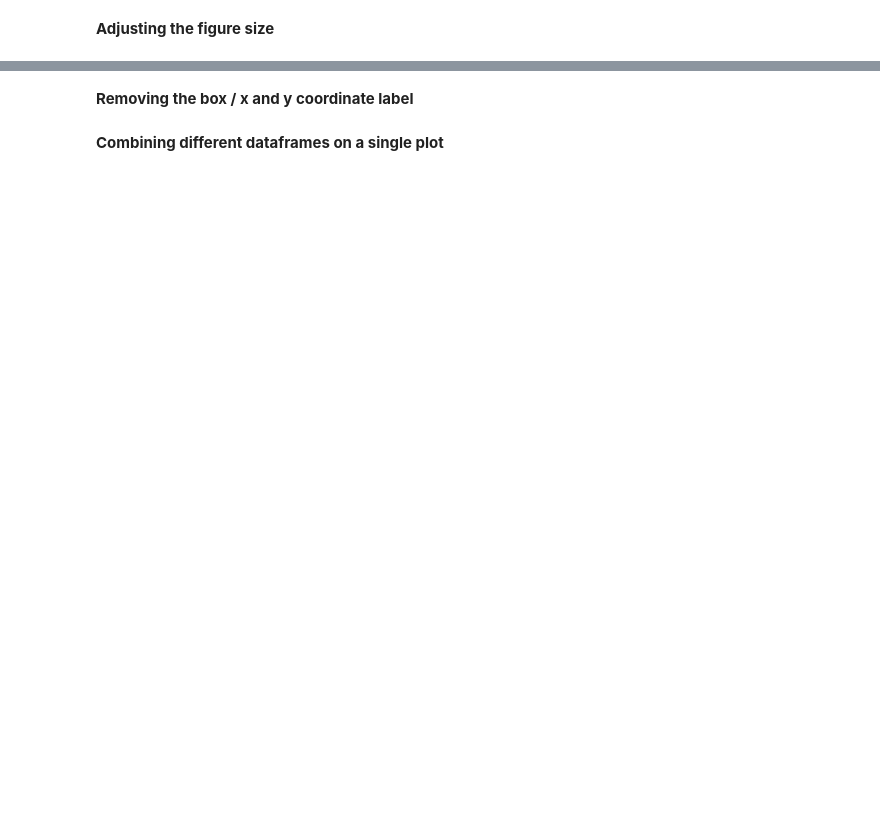
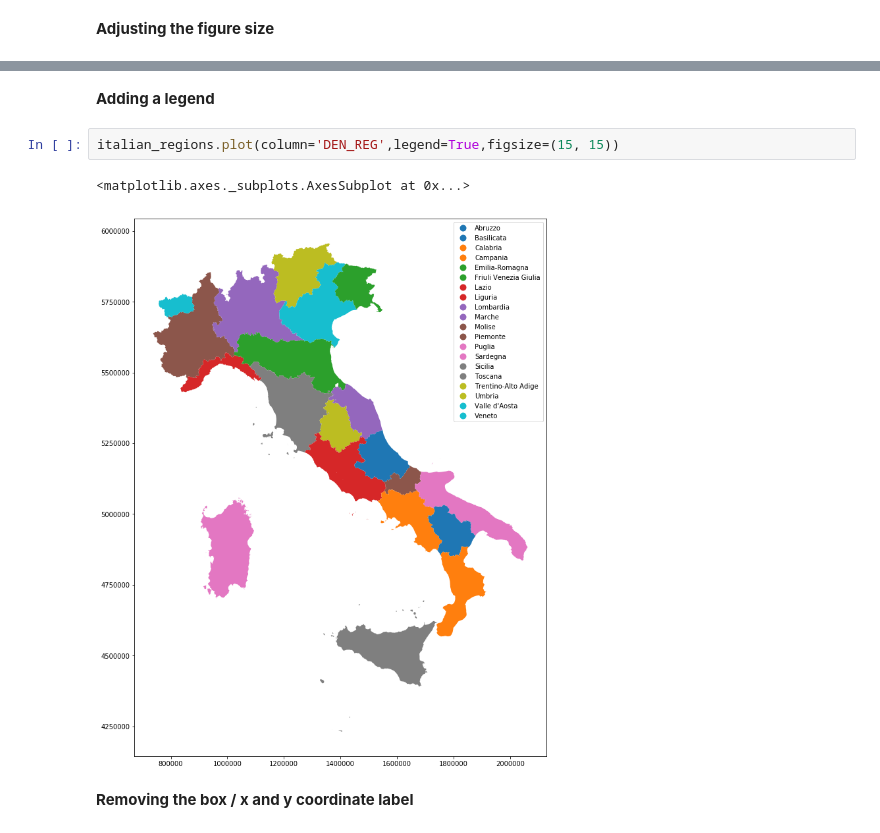
Before and after one commit to napo/geospatial_bigdive, a Jupyter notebook: 03 - Visualizing Geospatial Data #bigdive8.ipynb, the cells around one changed output, grey strips where cells are left out. Saved outputs shown, nothing was run; the diff lists cells and outputs as text; blank space fills up the shorter version.

```diff
--- a/03 - Visualizing Geospatial Data #bigdive8.ipynb
+++ b/03 - Visualizing Geospatial Data #bigdive8.ipynb
@@ -78,4 +72,9 @@ libraries
+# %% [markdown]
+**Adding a legend**
+# %%
+italian_regions.plot(column='DEN_REG',legend=True,figsize=(15, 15))
+# %% [output]
+<matplotlib.axes._subplots.AxesSubplot at 0x...>
+[figure, added]
 # %% [markdown]
 **Removing the box / x and y coordinate label**
-# %% [markdown]
-**Combining different dataframes on a single plot**
```
Also changed, not shown: parts of 16 cells of this notebook, 17 other files.
